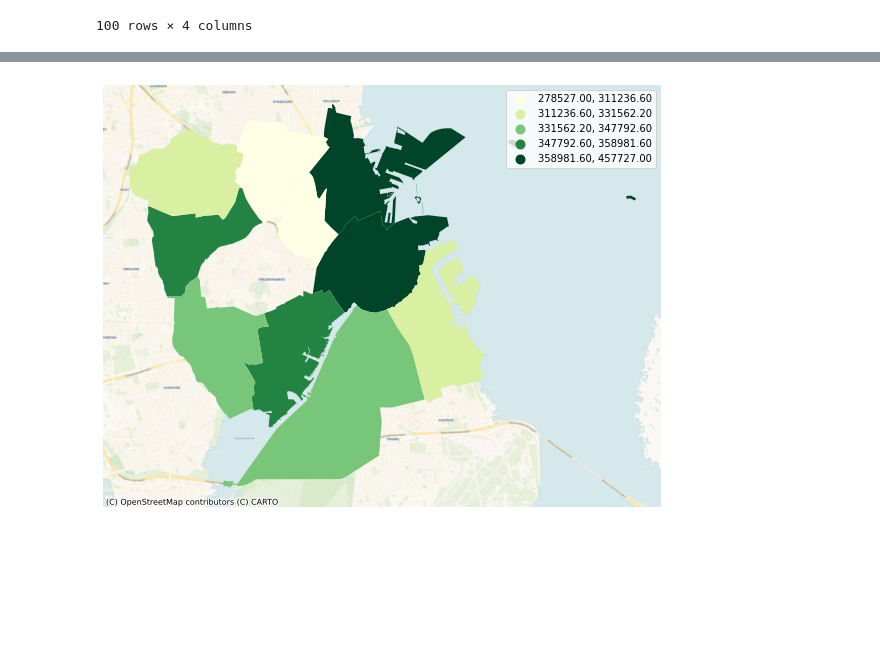
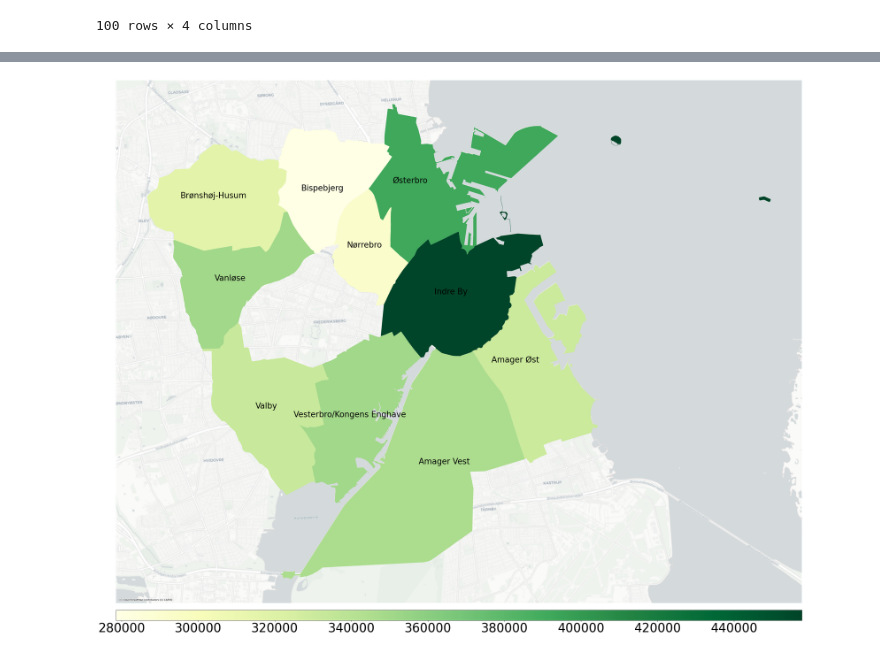
Before and after one commit to mwpetersen/map-avg-income-districts-cph, a Jupyter notebook: app-map-avg-income-districts-cph.ipynb, the cells around one changed output, grey strips where cells are left out. Saved outputs shown, nothing was run; the diff lists cells and outputs as text; code cells hidden in the pictures; blank space fills up the shorter version.

Commit message:
Add labels to polygons in map

```diff
--- a/app-map-avg-income-districts-cph.ipynb
+++ b/app-map-avg-income-districts-cph.ipynb
@@ -109,6 +110,8 @@ df_income_geo = gdp.GeoDataFrame(df_income_geo)
 # Filter year
 df_income_geo_2019 = df_income_geo[df_income_geo['year'] == '2019']
 
+df_income_geo_2019 = df_income_geo_2019.to_crs(epsg=25832) # Change coordinate reference system (https://gis.stackexchange.com/questions/284543/choosing-crs-for-denmark)
+
 df_income_geo_2019
 # %% [output]
 |  | district | year | avg_income | geometry |
@@ -124,0 +128,4 @@ df_income_geo_2019
+# %%
+# Create coordinates for direct labeling of district names - see https://stackoverflow.com/questions/38899190/geopandas-label-polygons
+df_income_geo_2019['coords'] = df_income_geo_2019['geometry'].apply(lambda x: x.representative_point().coords[:])
+df_income_geo_2019['coords'] = [coords[0] for coords in df_income_geo_2019['coords']]
@@ -125,11 +141,33 @@ df_income_geo_2019
 # %%
 # Plot the geospatial data
-df_income_geo_2019 = df_income_geo_2019.to_crs(epsg=3857) # Transform geometries to another coordinate reference system
+fig, ax = plt.subplots(1, 1, figsize=(40, 40))
 
-ax = df_income_geo_2019.plot(column = 'avg_income', figsize=(10, 10), legend=True, scheme='quantiles', k=5, cmap='YlGn') # plot the district polygons using the geopandas plot method
+# Horisontally align the plot axes and the legend axes - https://geopandas.readthedocs.io/en/latest/docs/user_guide/mapping.html
+divider = make_axes_locatable(ax)
 
-ctx.add_basemap(ax, source=ctx.providers.CartoDB.Voyager) # add background map
+cax = divider.append_axes("bottom", size="2%", pad=0.3)
+
+ax = df_income_geo_2019.plot(ax=ax,
+                             #figsize=(50, 50),
+                             column = 'avg_income',
+                             legend=True,
+                             cmap='YlGn',
+                             cax=cax,
+                             legend_kwds={'shrink': 0.5,
+                                          'orientation': "horizontal"}) # plot the district polygons using the geopandas plot method
+
+ctx.add_basemap(ax, source=ctx.providers.CartoDB.Positron, crs=df_income_geo_2019.crs) # add background map
 
 ax.set_axis_off() # remove axes
+
+fig = ax.figure
+
+cb_ax = fig.axes[1]
+
+cb_ax.tick_params(labelsize=40) # size of labels in the legend
+
+# Add labels - https://stackoverflow.com/questions/38899190/geopandas-label-polygons
+for idx, row in df_income_geo_2019.iterrows():
+    ax.text(row.coords[0], row.coords[1], s=row['district'], horizontalalignment='center', size=26)
 # %% [output]
-[figure, old version]
+[figure, new version]
```
Also changed, not shown: parts of 3 cells of this notebook.
